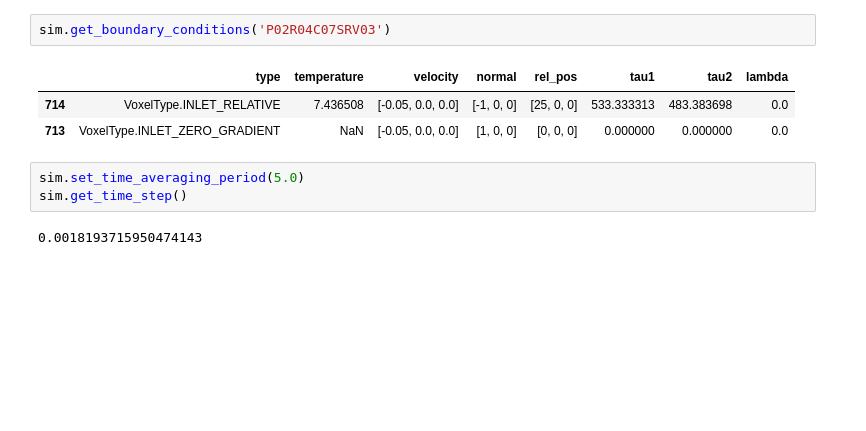
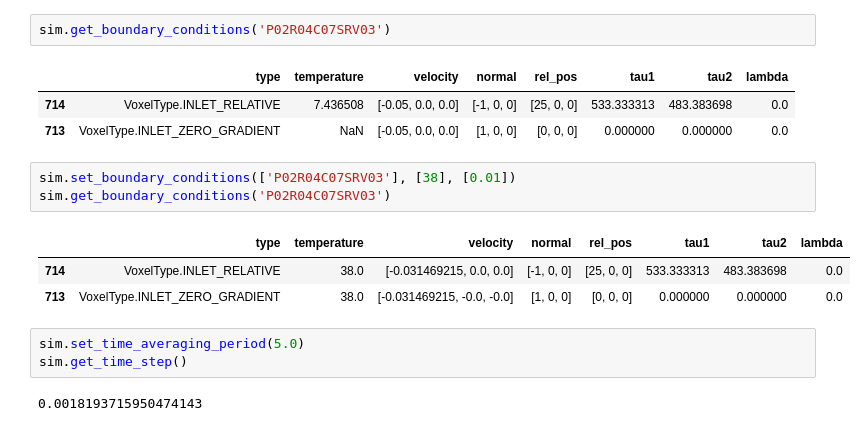
Before and after one commit to jsjolund/rafsine, a Jupyter notebook: rafsine.ipynb, the cells around one changed output. Saved outputs shown, nothing was run; the diff lists cells and outputs as text; blank space fills up the shorter version.

```diff
--- a/rafsine.ipynb
+++ b/rafsine.ipynb
@@ -50,6 +50,13 @@ sim.get_boundary_conditions('P02R04C07SRV03')
 |  | type | temperature | velocity | normal | rel_pos | tau1 | tau2 | lambda |
 | 714 | VoxelType.INLET_RELATIVE | 7.436508 | [-0.05, 0.0, 0.0] | [-1, 0, 0] | [25, 0, 0] | 533.333313 | 483.383698 | 0.0 |
 | 713 | VoxelType.INLET_ZERO_GRADIENT | NaN | [-0.05, 0.0, 0.0] | [1, 0, 0] | [0, 0, 0] | 0.000000 | 0.000000 | 0.0 |
+# %%
+sim.set_boundary_conditions(['P02R04C07SRV03'], [38], [0.01])
+sim.get_boundary_conditions('P02R04C07SRV03')
+# %% [output]
+|  | type | temperature | velocity | normal | rel_pos | tau1 | tau2 | lambda |
+| 714 | VoxelType.INLET_RELATIVE | 38.0 | [-0.031469215, 0.0, 0.0] | [-1, 0, 0] | [25, 0, 0] | 533.333313 | 483.383698 | 0.0 |
+| 713 | VoxelType.INLET_ZERO_GRADIENT | 38.0 | [-0.031469215, -0.0, -0.0] | [1, 0, 0] | [0, 0, 0] | 0.000000 | 0.000000 | 0.0 |
 # %%
 sim.set_time_averaging_period(5.0)
 sim.get_time_step()
```
Also changed, not shown: parts of 6 cells of this notebook, 2 other files.
